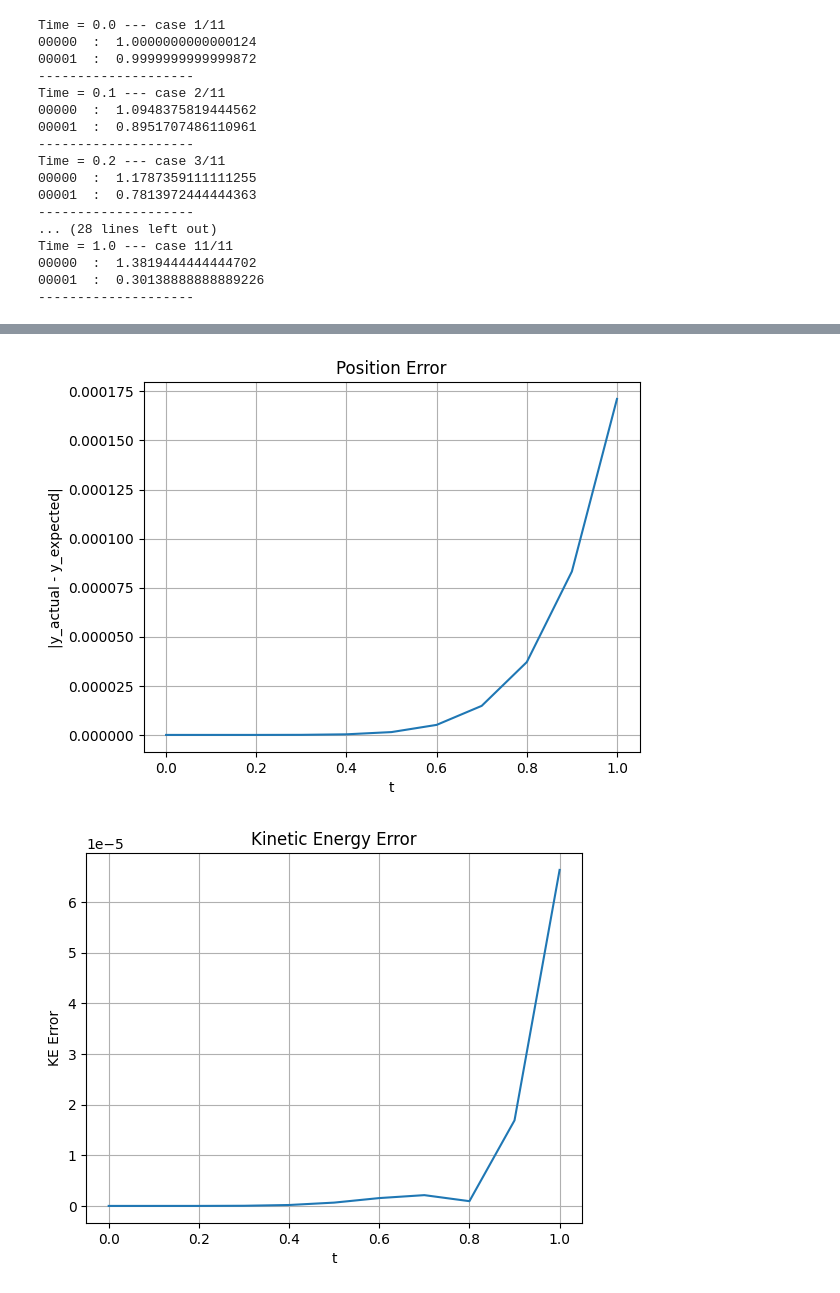
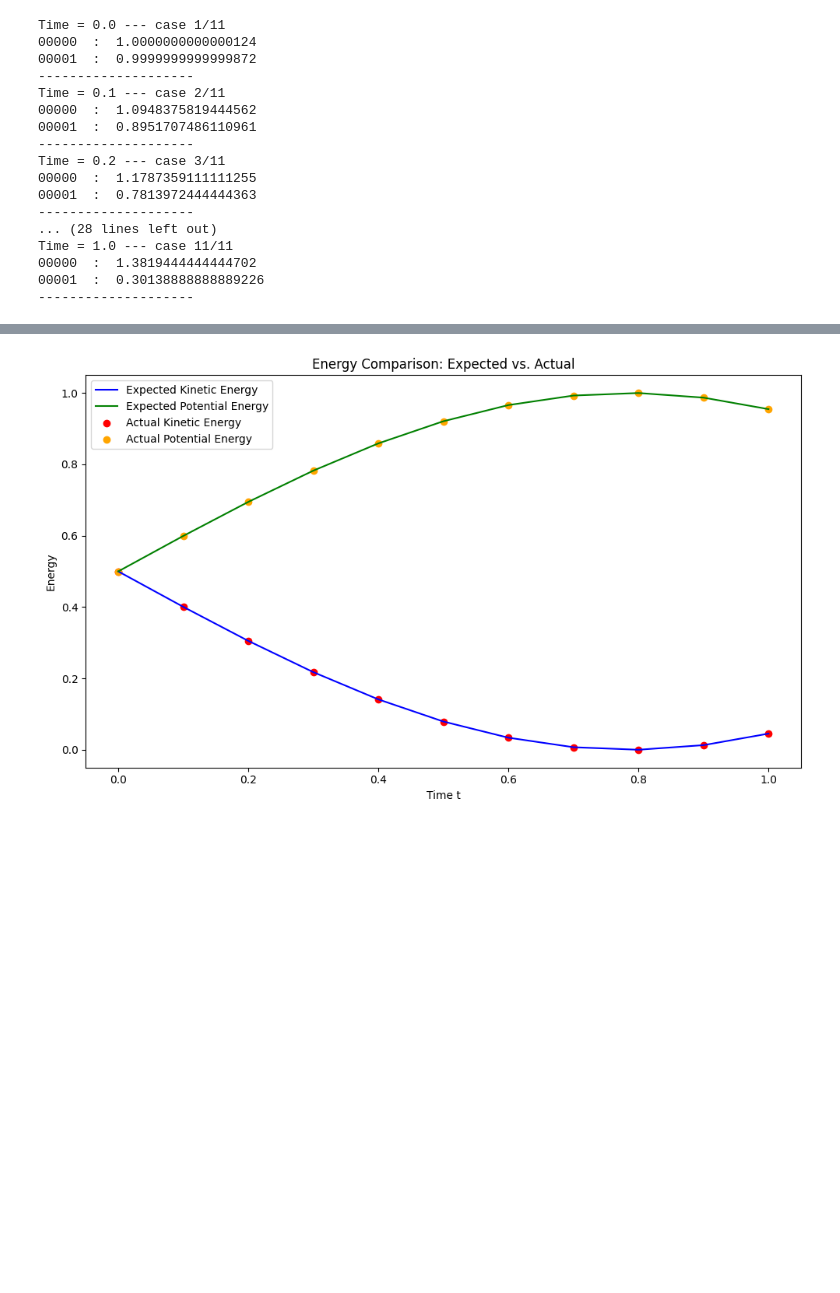
Before and after one commit to yiwen6826/Q-volution-2026-Quantum-Harmonic-Oscillators, a Jupyter notebook: 1_harmonic_oscillator.ipynb, the cells around one changed output, grey strips where cells are left out. Drawn from its saved outputs; the diff is of its cells as text; code cells hidden in the pictures; blank space fills up the shorter version.

```diff
--- a/1_harmonic_oscillator.ipynb
+++ b/1_harmonic_oscillator.ipynb
@@ -146,5 +67,7 @@ dim = int(np.log2(n))
 # %%
-def pad_to_power_of_two(mat, target_size):
+def pad_to_power_of_two(mat:np.array, target_size:int):
+    """ a
+    """
     n = mat.shape[0]
     if n == target_size:
         return mat
@@ -434,24 +338,14 @@ plt.show()
-# %%
-position_error = np.abs(y - y_values)
-velocity_error = np.abs(y_dash - y_dash_values)
-ke_error = np.abs(kinetic_actual - kinetic_expected)
-pe_error = np.abs(potential_actual - potential_expected)
-
-plt.figure()
-plt.plot(time_range, position_error)
-plt.xlabel("t")
-plt.ylabel("|y_actual - y_expected|")
-plt.title("Position Error")
-plt.grid(True)
-plt.show()
-
-plt.figure()
-plt.plot(time_range, ke_error)
-plt.xlabel("t")
-plt.ylabel("KE Error")
-plt.title("Kinetic Energy Error")
-plt.grid(True)
-plt.show()
-# %% [output]
-[figure, removed]
-[figure, removed]
+# %%
+# optional dictionary of plot config
+xmin, xmax = -0.1, 1.1
+ymin, ymax = -0.5, 1.1
+grid = False
+params = {
+    'xmin':xmin, 'xmax':xmax,
+    'ymin':ymin, 'ymax':ymax,
+    'grid':grid
+}
+
+plot_expected_vs_actual(time_range, kinetic_expected, potential_expected, kinetic_actual, potential_actual, params=None)
+# %% [output]
+[figure, added]
```
Also changed, not shown: parts of 15 cells of this notebook, 6 other files.
